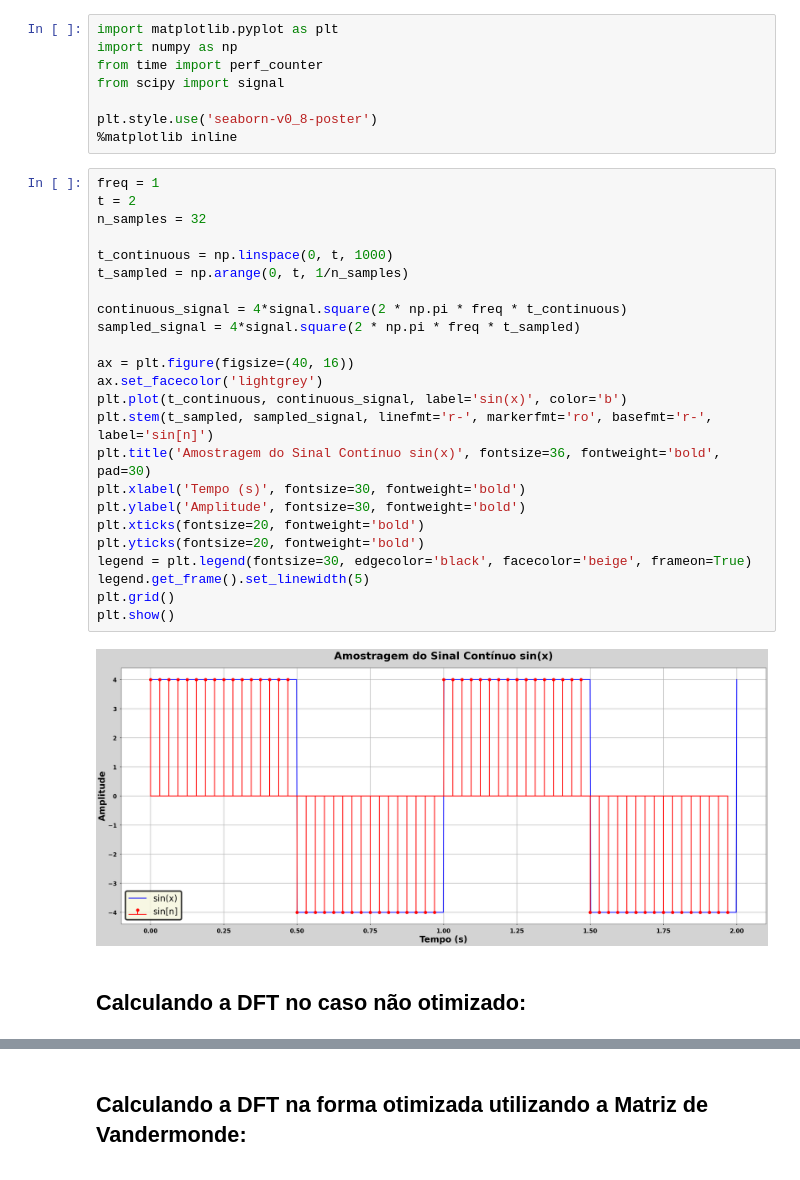
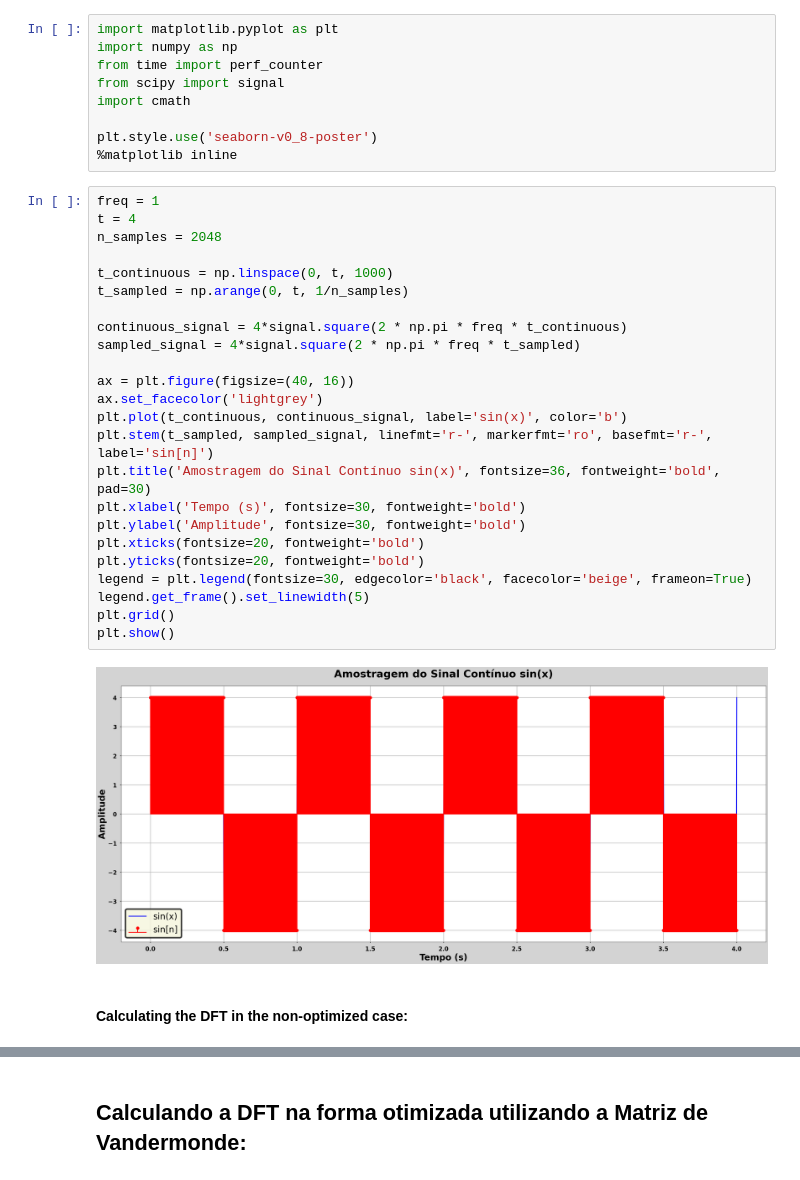
Before and after one commit to V-Emanuel/PDS, a Jupyter notebook: dft.ipynb, the cells around one changed output, grey strips where cells are left out. Saved outputs shown, nothing was run; the diff lists cells and outputs as text.

```diff
--- a/dft.ipynb
+++ b/dft.ipynb
@@ -136,37 +135,38 @@ import matplotlib.pyplot as plt
 import numpy as np
 from time import perf_counter
 from scipy import signal
+import cmath
 
 plt.style.use('seaborn-v0_8-poster')
 %matplotlib inline
 # %%
 freq = 1
-t = 2
-n_samples = 32
+t = 4
+n_samples = 2048
 
 t_continuous = np.linspace(0, t, 1000)
 t_sampled = np.arange(0, t, 1/n_samples)
 
 continuous_signal = 4*signal.square(2 * np.pi * freq * t_continuous)
 sampled_signal = 4*signal.square(2 * np.pi * freq * t_sampled)
 
 ax = plt.figure(figsize=(40, 16))
 ax.set_facecolor('lightgrey')
 plt.plot(t_continuous, continuous_signal, label='sin(x)', color='b')
 plt.stem(t_sampled, sampled_signal, linefmt='r-', markerfmt='ro', basefmt='r-', label='sin[n]')
 plt.title('Amostragem do Sinal Contínuo sin(x)', fontsize=36, fontweight='bold', pad=30)
 plt.xlabel('Tempo (s)', fontsize=30, fontweight='bold')
 plt.ylabel('Amplitude', fontsize=30, fontweight='bold')
 plt.xticks(fontsize=20, fontweight='bold')
 plt.yticks(fontsize=20, fontweight='bold')
 legend = plt.legend(fontsize=30, edgecolor='black', facecolor='beige', frameon=True)
 legend.get_frame().set_linewidth(5)
 plt.grid()
 plt.show()
 # %% [output]
-[figure, old version]
+[figure, new version]
 # %% [markdown]
-## Calculando a DFT no caso não otimizado:
+#### Calculating the DFT in the non-optimized case:
 # %%
 dft_signal = np.zeros(n_samples, dtype=complex)
 
```
Also changed, not shown: parts of 7 cells of this notebook, 1 other file.
